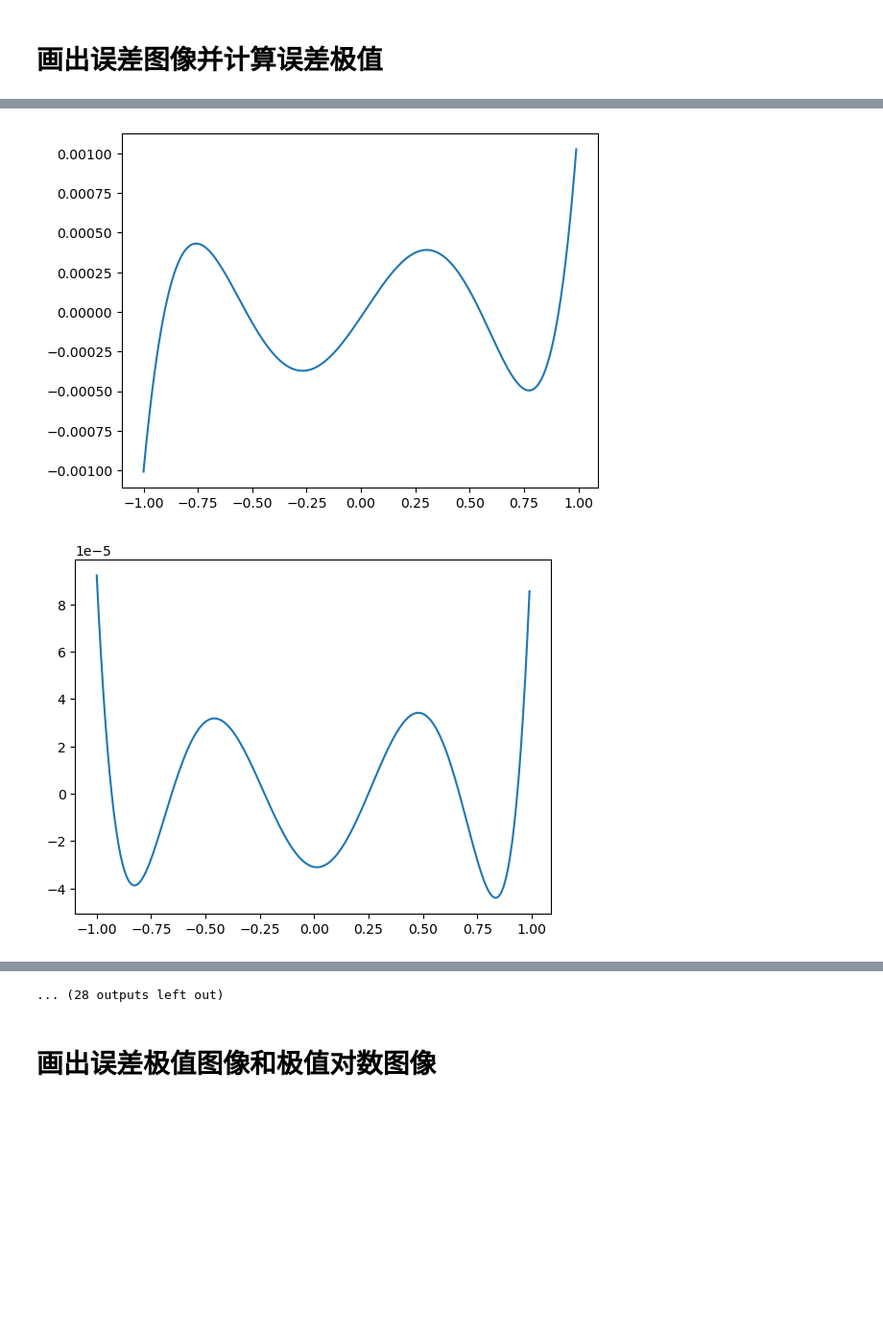
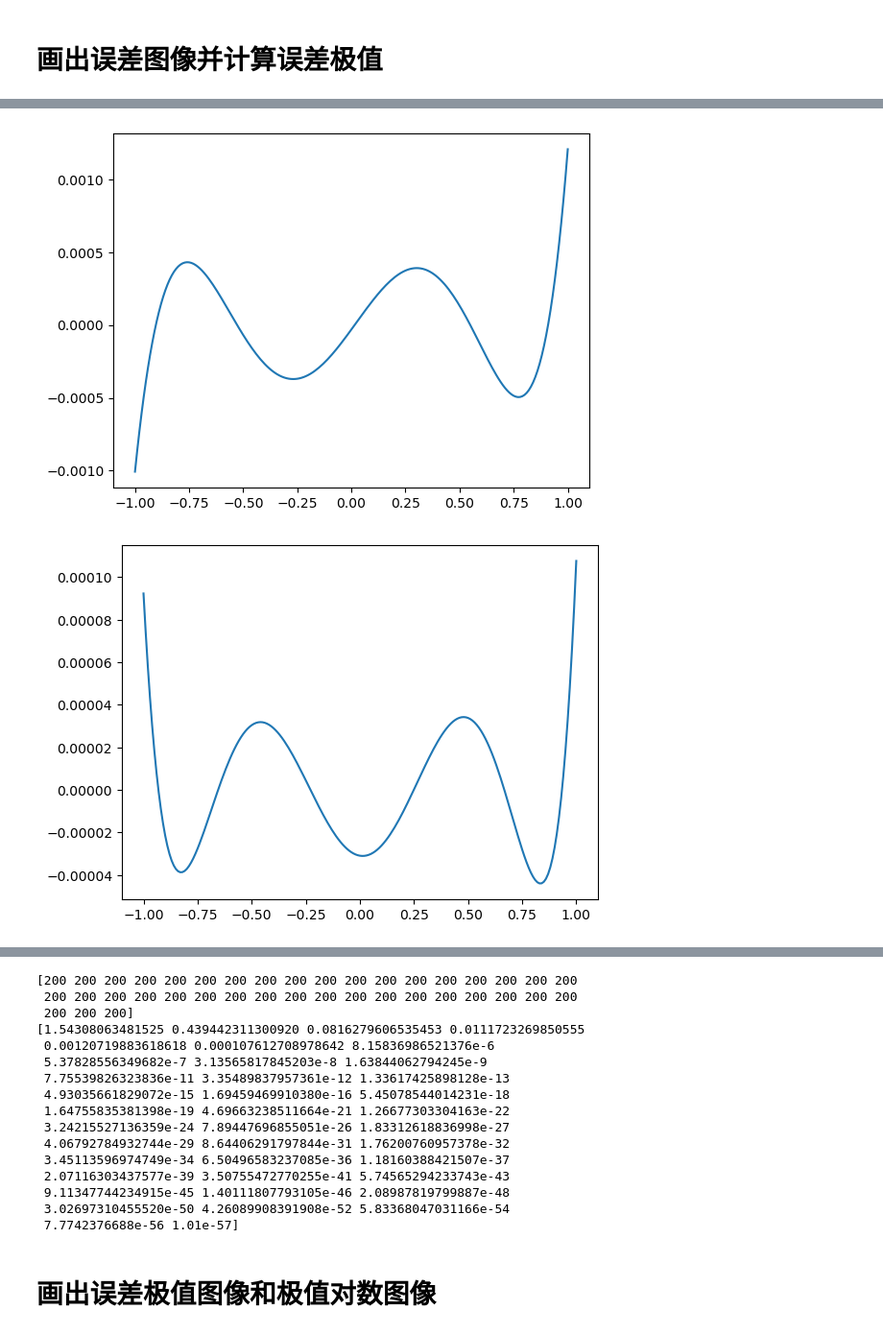
Before and after one commit to Suffoc/SquareApproximation, a Jupyter notebook: SquareApproximation.ipynb, the cells around one changed output, grey strips where cells are left out. Shown at 96% size. Cells and saved outputs as stored; diff of their text form; code cells hidden in the pictures; blank space fills up the shorter version.

```diff
--- a/SquareApproximation.ipynb
+++ b/SquareApproximation.ipynb
@@ -51,25 +56,28 @@ print(norm)
 # %% [markdown]
 # 计算f在以勒让德多项式为基的空间中的分量
 # %%
-coef_poly = []
+#变量以Lgd_开头命名
+Lgd_coef = []
 for i in range(max_n + 1):
-    coef_poly.append(sympy.integrate(f * Lgd[i], (x, -1, 1))/ norm[i])
-print(coef_poly)
+    Lgd_coef.append(sympy.integrate(f * Lgd[i], (x, -1, 1))/ norm[i])
+print(Lgd_coef)
 # %% [output]
 [-exp(-1)/2 + E/2, 3*exp(-1), -35*exp(-1)/2 + 5*E/2, -35*E/2 + 259*exp(-1)/2, -1197*exp(-1) + 162*E, -3619*E/2 + 26741*exp(-1)/2, -351091*exp(-1)/2 + 47515*E/2, -358830*E + 2651415*exp(-1), -90607229* ...
 # %% [markdown]
 # 由上面计算得出的系数构造最佳平方逼近多项式，以及其误差
 # %%
 P = []
-epsilon = []
+epsilon_func = []
+
 for i in range(max_n + 1):
     tmp_p = 0
     for j in range(i + 1):
-        tmp_p += coef_poly[j] * Lgd[j]
+        tmp_p += Lgd_coef[j] * Lgd[j]
     P.append(sympy.simplify(tmp_p))
-    epsilon.append(sympy.simplify(f - P[i]))
+    epsilon_func.append(sympy.simplify(f - P[i]))
+
 for i in range(max_n + 1):
-    print(i, P[i], epsilon[i])
+    print(i, P[i], epsilon_func[i])
 # %% [output]
 0 sinh(1) exp(x) - sinh(1)
 1 (6*x - 1 + exp(2))*exp(-1)/2 (-6*x + 2*exp(x + 1) - exp(2) + 1)*exp(-1)/2
@@ -91,18 +99,17 @@ for i in range(max_n + 1):
 # %% [markdown]
 # 画出误差曲线图像
 # %%
-x_range = np.arange(-1, 1, 0.01)
-error = []
-for i in range(max_n + 1):
-    tmp_error = []
-    for x_ in x_range:
-        tmp_error.append(epsilon[i].evalf(subs = {x:x_}))
-    error.append(tmp_error)
-    tmp_error = np.array(tmp_error)
-    if i <= 10:
-        plt.plot(x_range, tmp_error, label = "n=" + str(i))
+x_range = np.arange(-1, 1.01, 0.01)
+epsilon_discret = []
+for i in range(0, max_n + 1):
+    epsilon_discret.append(evalfs(epsilon_func[i], x_range))
+
+for i in range(10):
+    plt.plot(x_range, epsilon_discret[i], label = "n=" + str(i))
 plt.xlim(-1, 1.5)
+plt.xlabel("x")
+plt.ylabel("$\epsilon_n$")
 plt.legend(loc='best')
-plt.savefig("误差.svg", dpi=300,format='svg')
+plt.savefig("epsilon.svg", dpi=300,format='svg')
 plt.show()
 # %% [output]
@@ -150,10 +157,10 @@ with open('latex_formula.csv', 'w') as f:
 # %% [markdown]
 # 画出误差图像并计算误差极值
 # %%
-for err in error:
+for err in epsilon_discret[0: 10]:
     plt.plot(x_range, err)
     plt.show()
-abs_error = np.abs(error)
+abs_error = np.abs(epsilon_discret)
 extreme_point = np.argmax(abs_error, axis = 1)
 print(extreme_point)
 max_error = np.max(abs_error, axis=1)
@@ -166,2 +173,2 @@ print(max_error)
-[figure, old version]
+[figure, new version]
-[figure, old version]
+[figure, new version]
@@ -174,4 +179,19 @@ print(max_error)
-... (28 outputs left out)
+[200 200 200 200 200 200 200 200 200 200 200 200 200 200 200 200 200 200
+ 200 200 200 200 200 200 200 200 200 200 200 200 200 200 200 200 200 200
+ 200 200 200]
+[1.54308063481525 0.439442311300920 0.0816279606535453 0.0111723269850555
+ 0.00120719883618618 0.000107612708978642 8.15836986521376e-6
+ 5.37828556349682e-7 3.13565817845203e-8 1.63844062794245e-9
+ 7.75539826323836e-11 3.35489837957361e-12 1.33617425898128e-13
+ 4.93035661829072e-15 1.69459469910380e-16 5.45078544014231e-18
+ 1.64755835381398e-19 4.69663238511664e-21 1.26677303304163e-22
+ 3.24215527136359e-24 7.89447696855051e-26 1.83312618836998e-27
+ 4.06792784932744e-29 8.64406291797844e-31 1.76200760957378e-32
+ 3.45113596974749e-34 6.50496583237085e-36 1.18160388421507e-37
+ 2.07116303437577e-39 3.50755472770255e-41 5.74565294233743e-43
+ 9.11347744234915e-45 1.40111807793105e-46 2.08987819799887e-48
+ 3.02697310455520e-50 4.26089908391908e-52 5.83368047031166e-54
+ 7.7742376688e-56 1.01e-57]
 # %% [markdown]
 # 画出误差极值图像和极值对数图像
 # %%
```
Also changed, not shown: parts of 22 cells of this notebook, 12 other files.
